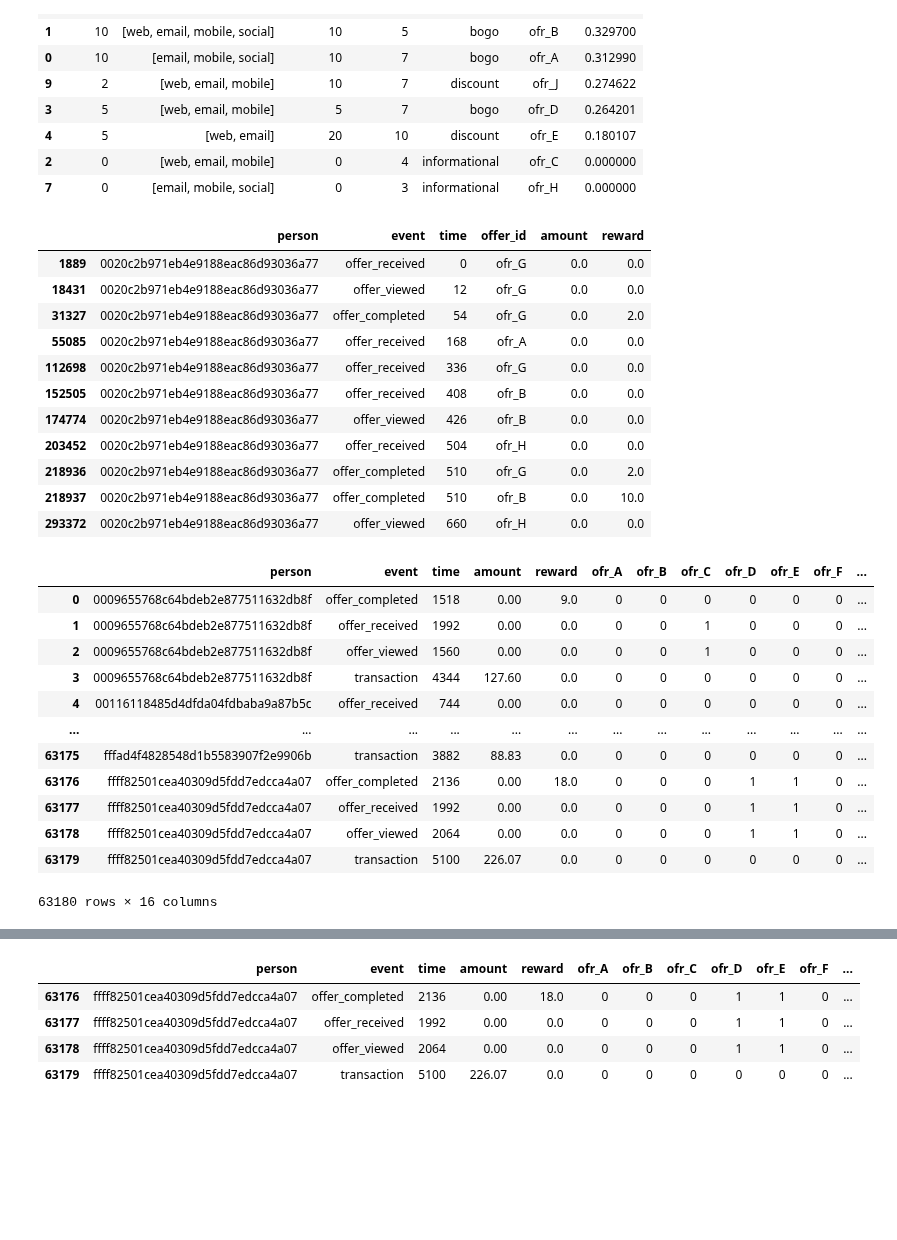
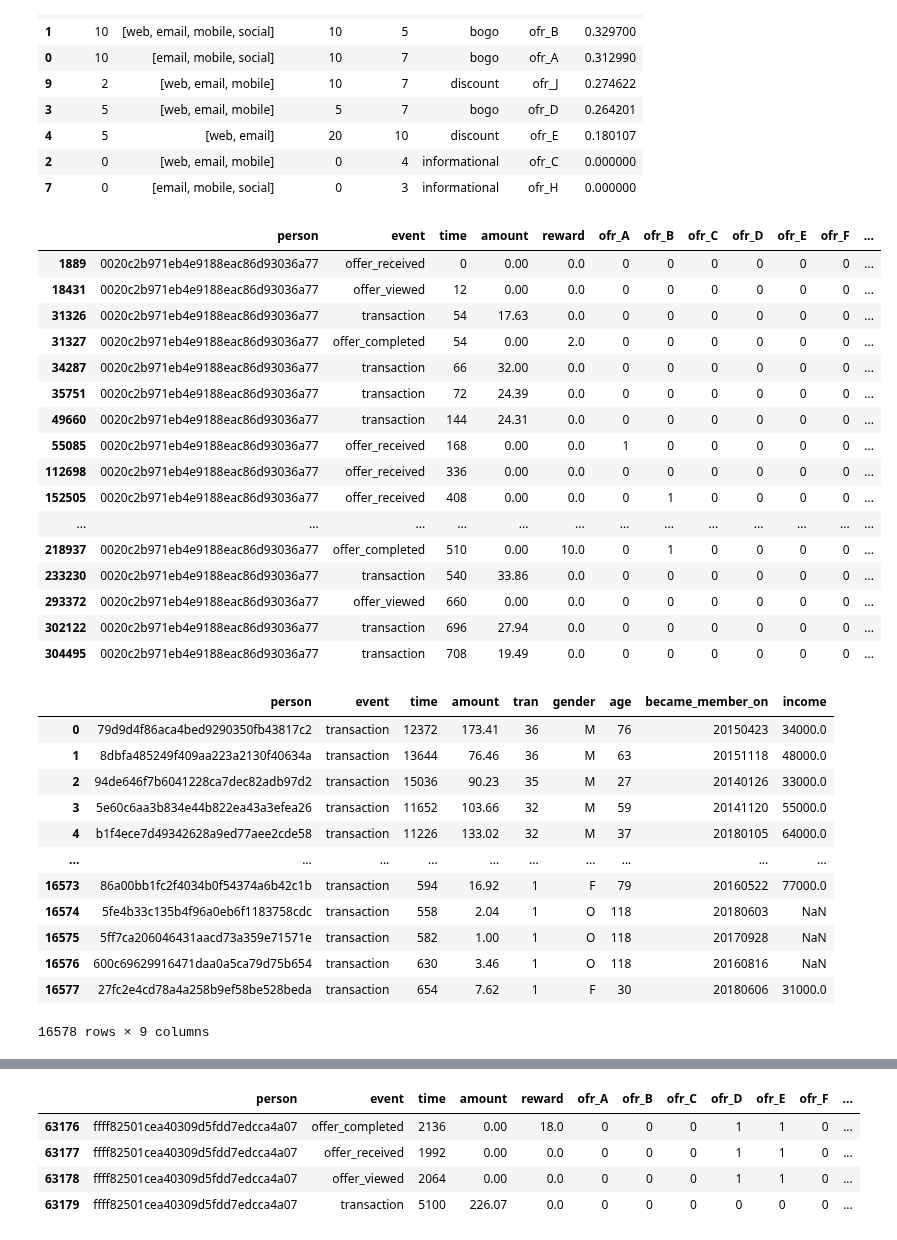
Before and after one commit to Niltonjuniorphd/Starbucks_project, a Jupyter notebook: Starbucks_Capstone_notebook.ipynb, the cells around one changed output, grey strips where cells are left out. Saved outputs shown, nothing was run; the diff lists cells and outputs as text; code cells hidden in the pictures; blank space fills up the shorter version.

Commit message:
working on influence table

```diff
--- a/Starbucks_Capstone_notebook.ipynb
+++ b/Starbucks_Capstone_notebook.ipynb
@@ -433,34 +433,41 @@ offer_influence
 dm2 = pd.get_dummies(transcript_b['offer_id'], prefix_sep='_', dtype=int)
 transcript_b = pd.concat([transcript_b.drop(columns='offer_id'), dm2], axis=1)
 # %%
-transcript_b[(transcript_b['person'] == '0020c2b971eb4e9188eac86d93036a77') & (transcript_b['event'] != 'transaction')]
+transcript_b[(transcript_b['person'] == '0020c2b971eb4e9188eac86d93036a77')]
 # %% [output]
-|  | person | event | time | offer_id | amount | reward |
-| 1889 | 0020c2b971eb4e9188eac86d93036a77 | offer_received | 0 | ofr_G | 0.0 | 0.0 |
-| 18431 | 0020c2b971eb4e9188eac86d93036a77 | offer_viewed | 12 | ofr_G | 0.0 | 0.0 |
-| 31327 | 0020c2b971eb4e9188eac86d93036a77 | offer_completed | 54 | ofr_G | 0.0 | 2.0 |
-| 55085 | 0020c2b971eb4e9188eac86d93036a77 | offer_received | 168 | ofr_A | 0.0 | 0.0 |
-| 112698 | 0020c2b971eb4e9188eac86d93036a77 | offer_received | 336 | ofr_G | 0.0 | 0.0 |
-| 152505 | 0020c2b971eb4e9188eac86d93036a77 | offer_received | 408 | ofr_B | 0.0 | 0.0 |
-| 174774 | 0020c2b971eb4e9188eac86d93036a77 | offer_viewed | 426 | ofr_B | 0.0 | 0.0 |
-| 203452 | 0020c2b971eb4e9188eac86d93036a77 | offer_received | 504 | ofr_H | 0.0 | 0.0 |
-| 218936 | 0020c2b971eb4e9188eac86d93036a77 | offer_completed | 510 | ofr_G | 0.0 | 2.0 |
-| 218937 | 0020c2b971eb4e9188eac86d93036a77 | offer_completed | 510 | ofr_B | 0.0 | 10.0 |
-| 293372 | 0020c2b971eb4e9188eac86d93036a77 | offer_viewed | 660 | ofr_H | 0.0 | 0.0 |
+|  | person | event | time | amount | reward | ofr_A | ofr_B | ofr_C | ofr_D | ofr_E | ofr_F | ... |
+| 1889 | 0020c2b971eb4e9188eac86d93036a77 | offer_received | 0 | 0.00 | 0.0 | 0 | 0 | 0 | 0 | 0 | 0 | ... |
+| 18431 | 0020c2b971eb4e9188eac86d93036a77 | offer_viewed | 12 | 0.00 | 0.0 | 0 | 0 | 0 | 0 | 0 | 0 | ... |
+| 31326 | 0020c2b971eb4e9188eac86d93036a77 | transaction | 54 | 17.63 | 0.0 | 0 | 0 | 0 | 0 | 0 | 0 | ... |
+| 31327 | 0020c2b971eb4e9188eac86d93036a77 | offer_completed | 54 | 0.00 | 2.0 | 0 | 0 | 0 | 0 | 0 | 0 | ... |
+| 34287 | 0020c2b971eb4e9188eac86d93036a77 | transaction | 66 | 32.00 | 0.0 | 0 | 0 | 0 | 0 | 0 | 0 | ... |
+| 35751 | 0020c2b971eb4e9188eac86d93036a77 | transaction | 72 | 24.39 | 0.0 | 0 | 0 | 0 | 0 | 0 | 0 | ... |
+| 49660 | 0020c2b971eb4e9188eac86d93036a77 | transaction | 144 | 24.31 | 0.0 | 0 | 0 | 0 | 0 | 0 | 0 | ... |
+| 55085 | 0020c2b971eb4e9188eac86d93036a77 | offer_received | 168 | 0.00 | 0.0 | 1 | 0 | 0 | 0 | 0 | 0 | ... |
+| 112698 | 0020c2b971eb4e9188eac86d93036a77 | offer_received | 336 | 0.00 | 0.0 | 0 | 0 | 0 | 0 | 0 | 0 | ... |
+| 152505 | 0020c2b971eb4e9188eac86d93036a77 | offer_received | 408 | 0.00 | 0.0 | 0 | 1 | 0 | 0 | 0 | 0 | ... |
+| ... | ... | ... | ... | ... | ... | ... | ... | ... | ... | ... | ... | ... |
+| 218937 | 0020c2b971eb4e9188eac86d93036a77 | offer_completed | 510 | 0.00 | 10.0 | 0 | 1 | 0 | 0 | 0 | 0 | ... |
+| 233230 | 0020c2b971eb4e9188eac86d93036a77 | transaction | 540 | 33.86 | 0.0 | 0 | 0 | 0 | 0 | 0 | 0 | ... |
+| 293372 | 0020c2b971eb4e9188eac86d93036a77 | offer_viewed | 660 | 0.00 | 0.0 | 0 | 0 | 0 | 0 | 0 | 0 | ... |
+| 302122 | 0020c2b971eb4e9188eac86d93036a77 | transaction | 696 | 27.94 | 0.0 | 0 | 0 | 0 | 0 | 0 | 0 | ... |
+| 304495 | 0020c2b971eb4e9188eac86d93036a77 | transaction | 708 | 19.49 | 0.0 | 0 | 0 | 0 | 0 | 0 | 0 | ... |
-# %%
-tb = transcript_b.groupby(['person', 'event']).sum().reset_index()
-tb
-# %% [output]
-|  | person | event | time | amount | reward | ofr_A | ofr_B | ofr_C | ofr_D | ofr_E | ofr_F | ... |
-| 0 | 0009655768c64bdeb2e877511632db8f | offer_completed | 1518 | 0.00 | 9.0 | 0 | 0 | 0 | 0 | 0 | 0 | ... |
-| 1 | 0009655768c64bdeb2e877511632db8f | offer_received | 1992 | 0.00 | 0.0 | 0 | 0 | 1 | 0 | 0 | 0 | ... |
-| 2 | 0009655768c64bdeb2e877511632db8f | offer_viewed | 1560 | 0.00 | 0.0 | 0 | 0 | 1 | 0 | 0 | 0 | ... |
-| 3 | 0009655768c64bdeb2e877511632db8f | transaction | 4344 | 127.60 | 0.0 | 0 | 0 | 0 | 0 | 0 | 0 | ... |
-| 4 | 00116118485d4dfda04fdbaba9a87b5c | offer_received | 744 | 0.00 | 0.0 | 0 | 0 | 0 | 0 | 0 | 0 | ... |
-| ... | ... | ... | ... | ... | ... | ... | ... | ... | ... | ... | ... | ... |
-| 63175 | fffad4f4828548d1b5583907f2e9906b | transaction | 3882 | 88.83 | 0.0 | 0 | 0 | 0 | 0 | 0 | 0 | ... |
-| 63176 | ffff82501cea40309d5fdd7edcca4a07 | offer_completed | 2136 | 0.00 | 18.0 | 0 | 0 | 0 | 1 | 1 | 0 | ... |
-| 63177 | ffff82501cea40309d5fdd7edcca4a07 | offer_received | 1992 | 0.00 | 0.0 | 0 | 0 | 0 | 1 | 1 | 0 | ... |
-| 63178 | ffff82501cea40309d5fdd7edcca4a07 | offer_viewed | 2064 | 0.00 | 0.0 | 0 | 0 | 0 | 1 | 1 | 0 | ... |
-| 63179 | ffff82501cea40309d5fdd7edcca4a07 | transaction | 5100 | 226.07 | 0.0 | 0 | 0 | 0 | 0 | 0 | 0 | ... |
-63180 rows × 16 columns
+# %%
+tb = transcript_b.groupby(['person', 'event']).sum().reset_index()
+tb_transactions = tb[tb['event'] == 'transaction'].sort_values('tran', ascending=False).drop(columns=['ofr_A', 'ofr_B', 'ofr_C', 'ofr_D', 'ofr_E', 'ofr_F', 'ofr_G', 'ofr_H', 'ofr_I', 'ofr_J', 'reward'])
+tb_transactions = pd.merge(how='left', left=tb_transactions, right=profile, right_on=['id'], left_on=['person']).drop(columns=['id'])
+tb_transactions
+# %% [output]
+|  | person | event | time | amount | tran | gender | age | became_member_on | income |
+| 0 | 79d9d4f86aca4bed9290350fb43817c2 | transaction | 12372 | 173.41 | 36 | M | 76 | 20150423 | 34000.0 |
+| 1 | 8dbfa485249f409aa223a2130f40634a | transaction | 13644 | 76.46 | 36 | M | 63 | 20151118 | 48000.0 |
+| 2 | 94de646f7b6041228ca7dec82adb97d2 | transaction | 15036 | 90.23 | 35 | M | 27 | 20140126 | 33000.0 |
+| 3 | 5e60c6aa3b834e44b822ea43a3efea26 | transaction | 11652 | 103.66 | 32 | M | 59 | 20141120 | 55000.0 |
+| 4 | b1f4ece7d49342628a9ed77aee2cde58 | transaction | 11226 | 133.02 | 32 | M | 37 | 20180105 | 64000.0 |
+| ... | ... | ... | ... | ... | ... | ... | ... | ... | ... |
+| 16573 | 86a00bb1fc2f4034b0f54374a6b42c1b | transaction | 594 | 16.92 | 1 | F | 79 | 20160522 | 77000.0 |
+| 16574 | 5fe4b33c135b4f96a0eb6f1183758cdc | transaction | 558 | 2.04 | 1 | O | 118 | 20180603 | NaN |
+| 16575 | 5ff7ca206046431aacd73a359e71571e | transaction | 582 | 1.00 | 1 | O | 118 | 20170928 | NaN |
+| 16576 | 600c69629916471daa0a5ca79d75b654 | transaction | 630 | 3.46 | 1 | O | 118 | 20160816 | NaN |
+| 16577 | 27fc2e4cd78a4a258b9ef58be528beda | transaction | 654 | 7.62 | 1 | F | 30 | 20180606 | 31000.0 |
+16578 rows × 9 columns
```
Also changed, not shown: parts of 11 cells of this notebook.
